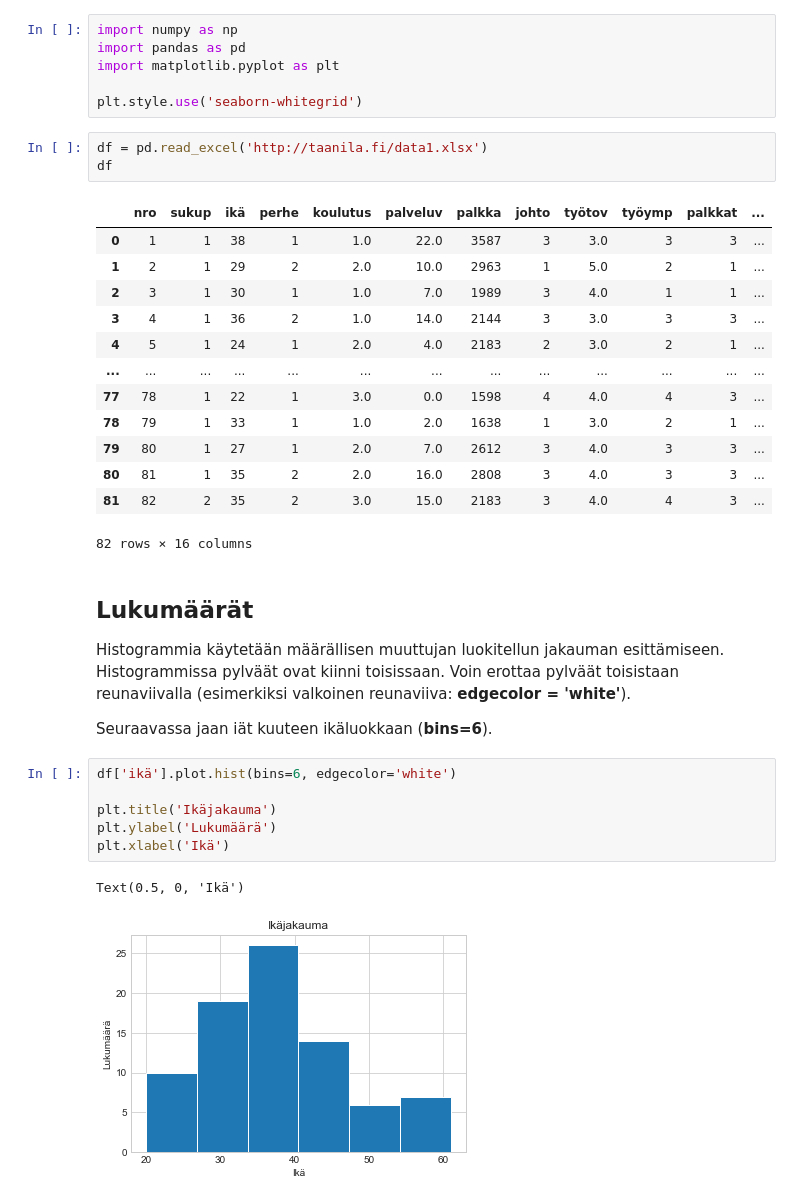
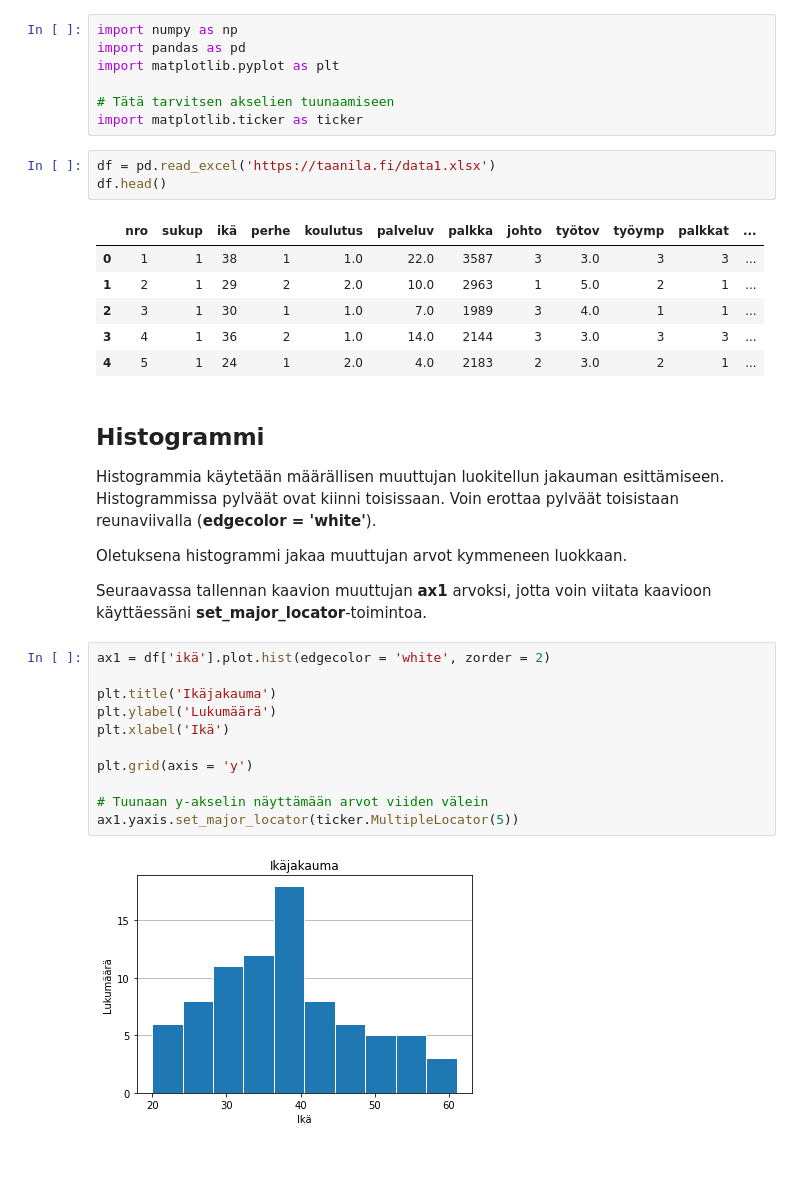
Before and after one commit to taanila/kaaviot, a Jupyter notebook: matplotlib3.ipynb, the cells around one changed output. Saved outputs shown, nothing was run; the diff lists cells and outputs as text; blank space fills up the shorter version.

Commit message:
Histogrammi

```diff
--- a/matplotlib3.ipynb
+++ b/matplotlib3.ipynb
@@ -16,10 +19,11 @@ import numpy as np
 import pandas as pd
 import matplotlib.pyplot as plt
 
-plt.style.use('seaborn-whitegrid')
+# Tätä tarvitsen akselien tuunaamiseen
+import matplotlib.ticker as ticker
 # %%
-df = pd.read_excel('http://taanila.fi/data1.xlsx')
-df
+df = pd.read_excel('https://taanila.fi/data1.xlsx')
+df.head()
 # %% [output]
 |  | nro | sukup | ikä | perhe | koulutus | palveluv | palkka | johto | työtov | työymp | palkkat | ... |
 | 0 | 1 | 1 | 38 | 1 | 1.0 | 22.0 | 3587 | 3 | 3.0 | 3 | 3 | ... |
@@ -27,25 +31,24 @@ df
 | 2 | 3 | 1 | 30 | 1 | 1.0 | 7.0 | 1989 | 3 | 4.0 | 1 | 1 | ... |
 | 3 | 4 | 1 | 36 | 2 | 1.0 | 14.0 | 2144 | 3 | 3.0 | 3 | 3 | ... |
 | 4 | 5 | 1 | 24 | 1 | 2.0 | 4.0 | 2183 | 2 | 3.0 | 2 | 1 | ... |
-| ... | ... | ... | ... | ... | ... | ... | ... | ... | ... | ... | ... | ... |
-| 77 | 78 | 1 | 22 | 1 | 3.0 | 0.0 | 1598 | 4 | 4.0 | 4 | 3 | ... |
-| 78 | 79 | 1 | 33 | 1 | 1.0 | 2.0 | 1638 | 1 | 3.0 | 2 | 1 | ... |
-| 79 | 80 | 1 | 27 | 1 | 2.0 | 7.0 | 2612 | 3 | 4.0 | 3 | 3 | ... |
-| 80 | 81 | 1 | 35 | 2 | 2.0 | 16.0 | 2808 | 3 | 4.0 | 3 | 3 | ... |
-| 81 | 82 | 2 | 35 | 2 | 3.0 | 15.0 | 2183 | 3 | 4.0 | 4 | 3 | ... |
-82 rows × 16 columns
 # %% [markdown]
-## Lukumäärät
+<h2>Histogrammi</h2>
 
-Histogrammia käytetään määrällisen muuttujan luokitellun jakauman esittämiseen. Histogrammissa pylväät ovat kiinni toisissaan. Voin erottaa pylväät toisistaan reunaviivalla (esimerkiksi valkoinen reunaviiva: **edgecolor = 'white'**).
+Histogrammia käytetään määrällisen muuttujan luokitellun jakauman esittämiseen. Histogrammissa pylväät ovat kiinni toisissaan. Voin erottaa pylväät toisistaan reunaviivalla (<b>edgecolor = 'white'</b>).
 
-Seuraavassa jaan iät kuuteen ikäluokkaan (**bins=6**).
+Oletuksena histogrammi jakaa muuttujan arvot kymmeneen luokkaan.
+
+Seuraavassa tallennan kaavion muuttujan <b>ax1</b> arvoksi, jotta voin viitata kaavioon käyttäessäni <b>set_major_locator</b>-toimintoa.
 # %%
-df['ikä'].plot.hist(bins=6, edgecolor='white')
+ax1 = df['ikä'].plot.hist(edgecolor = 'white', zorder = 2)
 
 plt.title('Ikäjakauma')
 plt.ylabel('Lukumäärä')
 plt.xlabel('Ikä')
+
+plt.grid(axis = 'y')
+
+# Tuunaan y-akselin näyttämään arvot viiden välein
+ax1.yaxis.set_major_locator(ticker.MultipleLocator(5))
 # %% [output]
-Text(0.5, 0, 'Ikä')
-[figure, old version]
+[figure, new version]
```
Also changed, not shown: parts of 10 cells of this notebook.
